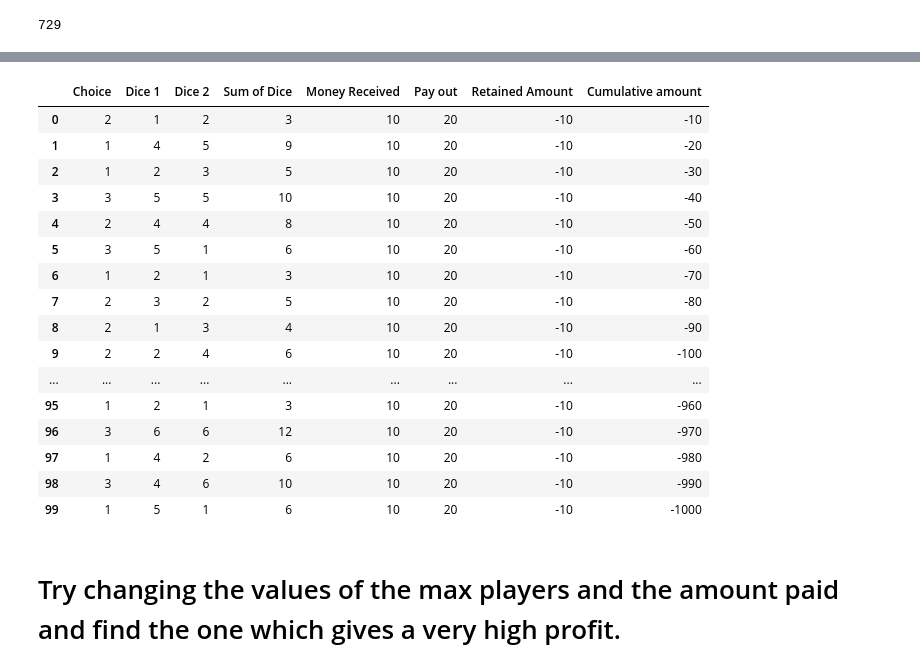
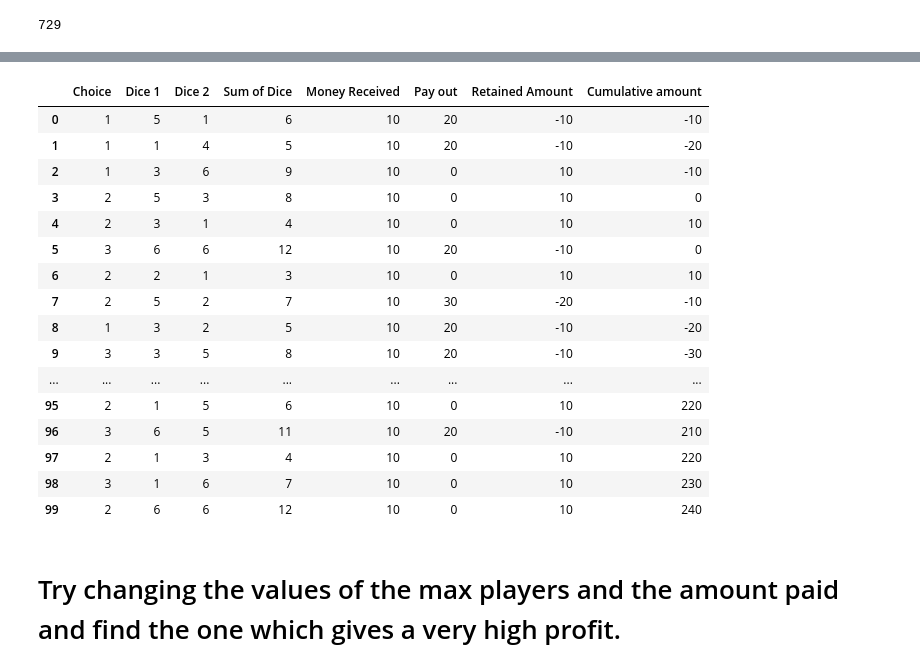
Before and after one commit to abhigyan2001/Python-for-Everyone, a Jupyter notebook: Day 12/Excel functionality in Pandas.ipynb, the cells around one changed output, grey strips where cells are left out. Saved outputs shown, nothing was run; the diff lists cells and outputs as text; code cells hidden in the pictures.

```diff
--- a/Day 12/Excel functionality in Pandas.ipynb
+++ b/Day 12/Excel functionality in Pandas.ipynb
@@ -664,17 +664,26 @@ sumdice = dice1+dice2
 moneyrcvd = np.repeat(10,100).reshape([100,1])
 #print(moneyrcvd)
 # %%
-payout = np.repeat(20,100).reshape([100,1])
-retain = moneyrcvd-payout
+payout=[]
+for i in range(100):
+    if sumdice[i] == 7 and choice[i] == 2:
+        payout.append(30)
+    elif (sumdice[i] < 7 and choice[i] == 1) or (sumdice[i] > 7 and choice[i] == 3):
+        payout.append(20)
+    else:
+        payout.append(0)
+#print(payout)
+retain = moneyrcvd.reshape(-1)-np.array(payout)
 cumul = []
 summation = 0
+#print(retain)
 for i in retain:
     summation+=int(i)
     #print(summation)
     cumul.append(summation)
 
 
-print(cumul)
+#print(cumul)
 plt.plot(cumul,'bo:')
 plt.title("Cumulative Money")
 # %% [output]
@@ -686,32 +694,32 @@ Text(0.5, 1.0, 'Cumulative Money')
 # %%
 table = pd.DataFrame(
     {'Choice': choice.reshape(-1),
      'Dice 1': dice1.reshape(-1),
      'Dice 2': dice2.reshape(-1),
      'Sum of Dice': sumdice.reshape(-1),
      'Money Received': moneyrcvd.reshape(-1),
-     "Pay out": payout.reshape(-1),
+     "Pay out": payout,
      "Retained Amount": retain.reshape(-1),
      "Cumulative amount": cumul
     })
 table
 # %% [output]
 |  | Choice | Dice 1 | Dice 2 | Sum of Dice | Money Received | Pay out | Retained Amount | Cumulative amount |
-| 0 | 2 | 1 | 2 | 3 | 10 | 20 | -10 | -10 |
-| 1 | 1 | 4 | 5 | 9 | 10 | 20 | -10 | -20 |
-| 2 | 1 | 2 | 3 | 5 | 10 | 20 | -10 | -30 |
-| 3 | 3 | 5 | 5 | 10 | 10 | 20 | -10 | -40 |
-| 4 | 2 | 4 | 4 | 8 | 10 | 20 | -10 | -50 |
-| 5 | 3 | 5 | 1 | 6 | 10 | 20 | -10 | -60 |
-| 6 | 1 | 2 | 1 | 3 | 10 | 20 | -10 | -70 |
-| 7 | 2 | 3 | 2 | 5 | 10 | 20 | -10 | -80 |
-| 8 | 2 | 1 | 3 | 4 | 10 | 20 | -10 | -90 |
-| 9 | 2 | 2 | 4 | 6 | 10 | 20 | -10 | -100 |
+| 0 | 1 | 5 | 1 | 6 | 10 | 20 | -10 | -10 |
+| 1 | 1 | 1 | 4 | 5 | 10 | 20 | -10 | -20 |
+| 2 | 1 | 3 | 6 | 9 | 10 | 0 | 10 | -10 |
+| 3 | 2 | 5 | 3 | 8 | 10 | 0 | 10 | 0 |
+| 4 | 2 | 3 | 1 | 4 | 10 | 0 | 10 | 10 |
+| 5 | 3 | 6 | 6 | 12 | 10 | 20 | -10 | 0 |
+| 6 | 2 | 2 | 1 | 3 | 10 | 0 | 10 | 10 |
+| 7 | 2 | 5 | 2 | 7 | 10 | 30 | -20 | -10 |
+| 8 | 1 | 3 | 2 | 5 | 10 | 20 | -10 | -20 |
+| 9 | 3 | 3 | 5 | 8 | 10 | 20 | -10 | -30 |
 | ... | ... | ... | ... | ... | ... | ... | ... | ... |
-| 95 | 1 | 2 | 1 | 3 | 10 | 20 | -10 | -960 |
-| 96 | 3 | 6 | 6 | 12 | 10 | 20 | -10 | -970 |
-| 97 | 1 | 4 | 2 | 6 | 10 | 20 | -10 | -980 |
-| 98 | 3 | 4 | 6 | 10 | 10 | 20 | -10 | -990 |
-| 99 | 1 | 5 | 1 | 6 | 10 | 20 | -10 | -1000 |
+| 95 | 2 | 1 | 5 | 6 | 10 | 0 | 10 | 220 |
+| 96 | 3 | 6 | 5 | 11 | 10 | 20 | -10 | 210 |
+| 97 | 2 | 1 | 3 | 4 | 10 | 0 | 10 | 220 |
+| 98 | 3 | 1 | 6 | 7 | 10 | 0 | 10 | 230 |
+| 99 | 2 | 6 | 6 | 12 | 10 | 0 | 10 | 240 |
 # %% [markdown]
 # Try changing the values of the max players and the amount paid and find the one which gives a very high profit.
```
Also changed, not shown: parts of 8 cells of this notebook, 4 other files.
